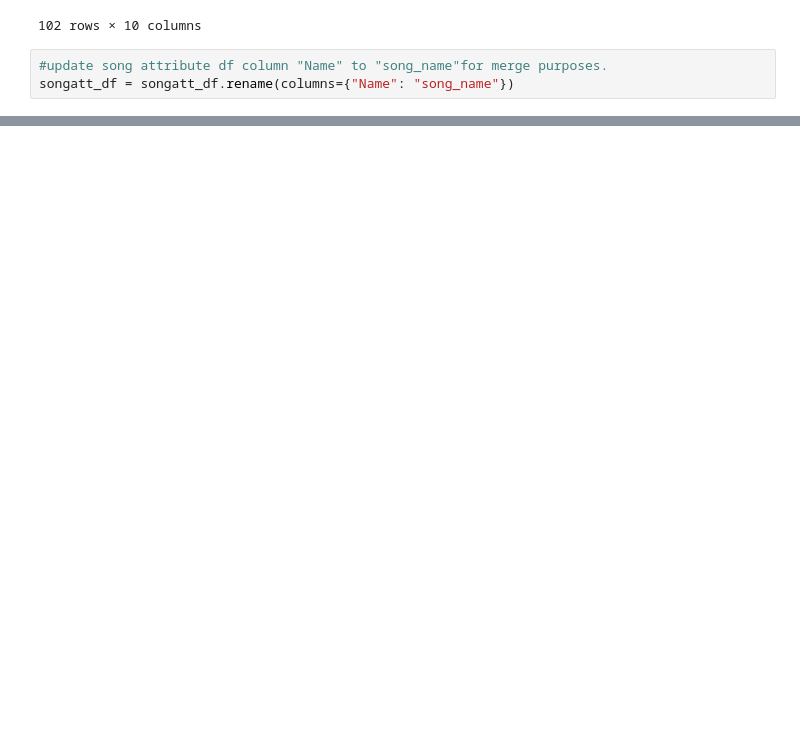
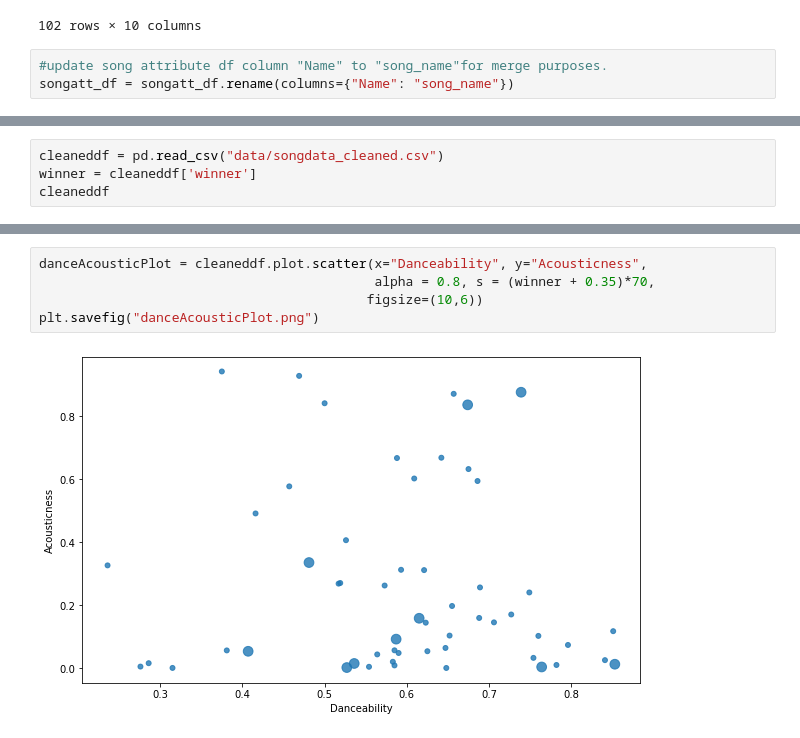
Before and after one commit to BenjaminRathke/team_KaRiBe, a Jupyter notebook: Resources/cleantransformdata.ipynb, the cells around one changed output, grey strips where cells are left out. Cells and saved outputs as stored; diff of their text form; blank space fills up the shorter version.

Commit message:
Added 3 figures and code to make them.

```diff
--- a/Resources/cleantransformdata.ipynb
+++ b/Resources/cleantransformdata.ipynb
@@ -166,0 +136,4 @@ songdatacleaned_df
+# %%
+cleaneddf = pd.read_csv("data/songdata_cleaned.csv")
+winner = cleaneddf['winner']
+cleaneddf
@@ -166,0 +158,7 @@ songdatacleaned_df
+# %%
+danceAcousticPlot = cleaneddf.plot.scatter(x="Danceability", y="Acousticness",
+                                           alpha = 0.8, s = (winner + 0.35)*70,
+                                          figsize=(10,6))
+plt.savefig("danceAcousticPlot.png")
+# %% [output]
+[figure, added]
```
Also changed, not shown: parts of 8 cells of this notebook, 6 other files.
